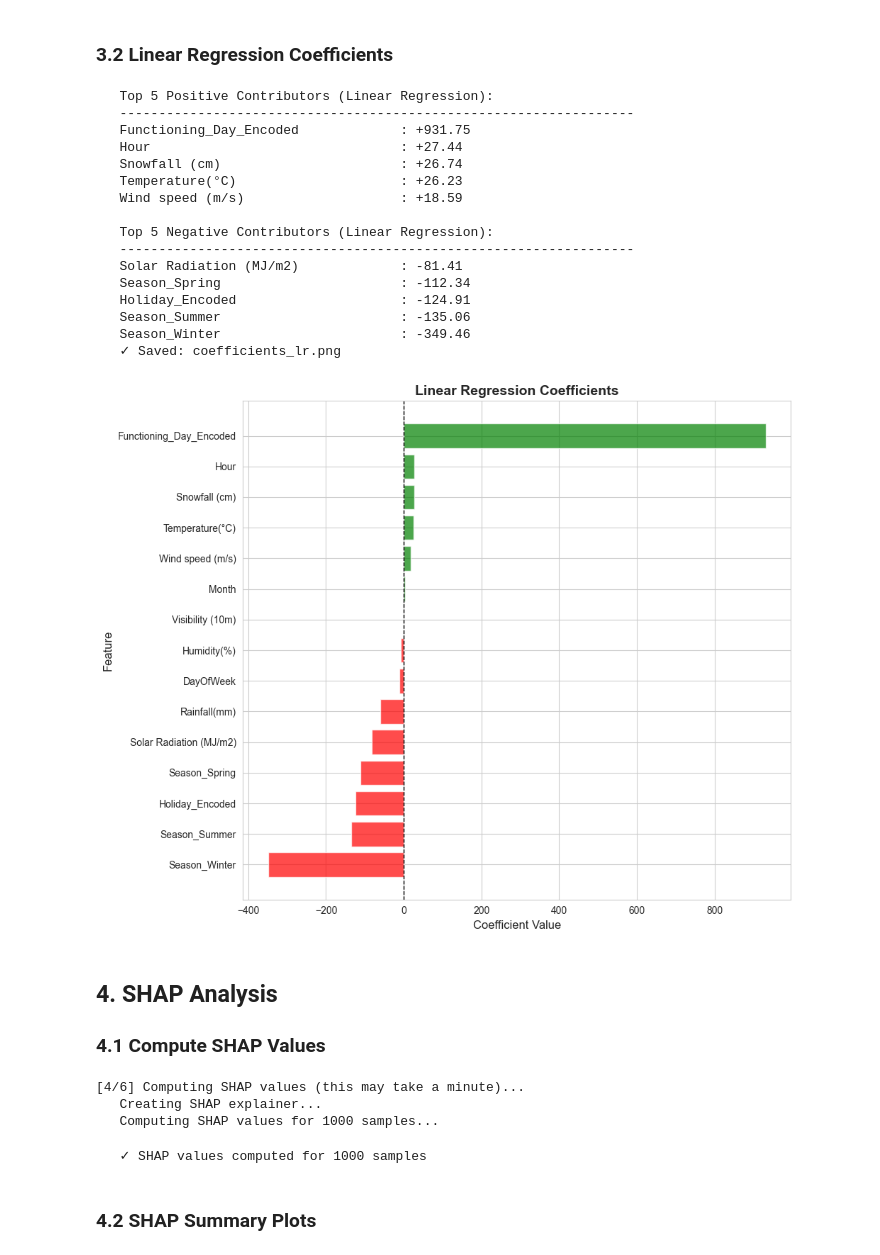
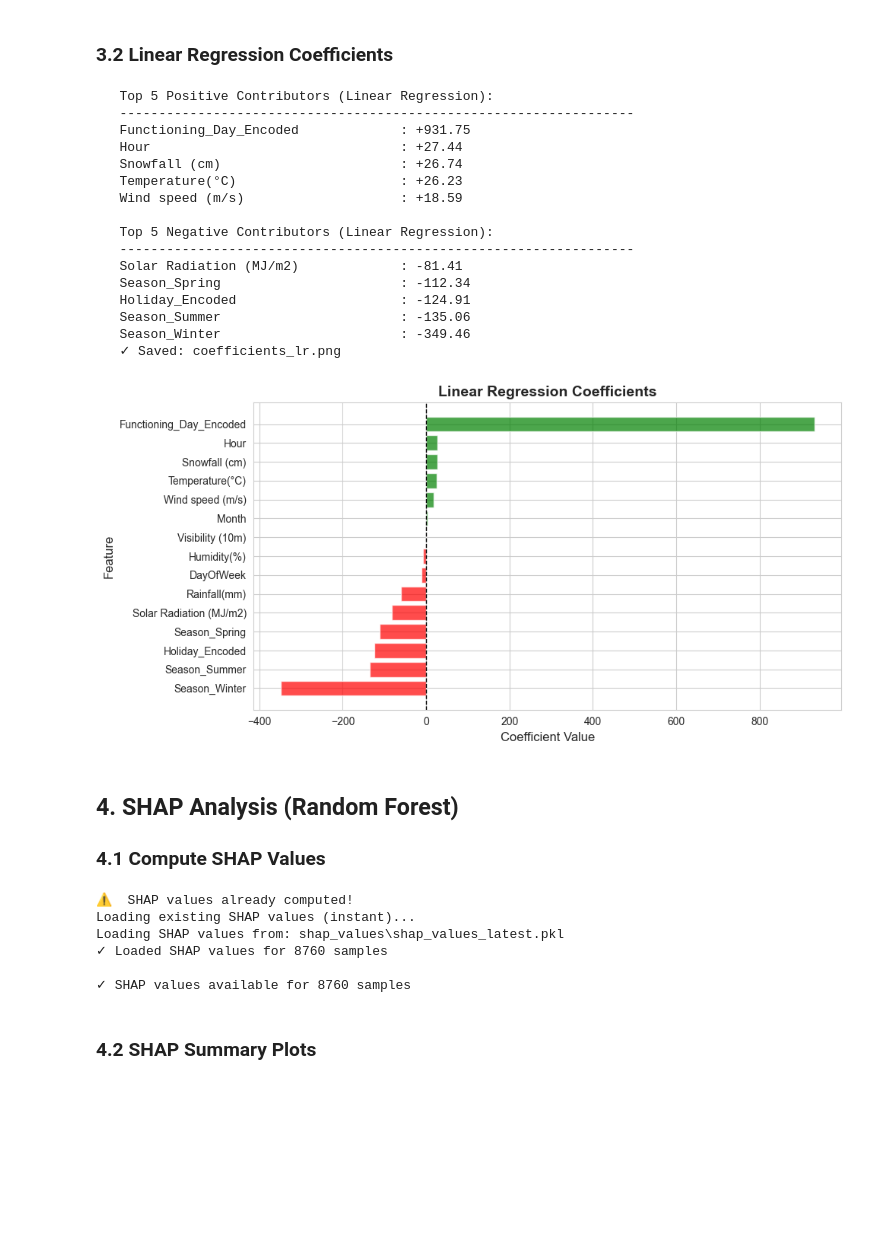
Before and after one commit to antonioi99/dds_group_16, a Jupyter notebook: model_Interpretation.ipynb, the cells around one changed output. Drawn from its saved outputs; the diff is of its cells as text; code cells hidden in the pictures; blank space fills up the shorter version.

```diff
--- a/model_Interpretation.ipynb
+++ b/model_Interpretation.ipynb
@@ -250,76 +256,60 @@ for idx, row in lr_coef.tail(5).iterrows():
     print(f"   {row['Feature']:35s} : {row['Coefficient']:+.2f}")
 
 # Visualize
-plt.figure(figsize=(10, 8))
+plt.figure(figsize=(10, 5))
 colors = ['green' if c > 0 else 'red' for c in lr_coef['Coefficient']]
 plt.barh(lr_coef['Feature'], lr_coef['Coefficient'], color=colors, alpha=0.7)
 plt.xlabel('Coefficient Value', fontsize=12)
 plt.ylabel('Feature', fontsize=12)
 plt.title('Linear Regression Coefficients', fontsize=14, fontweight='bold')
 plt.axvline(x=0, color='black', linestyle='--', linewidth=1)
 plt.gca().invert_yaxis()
 plt.tight_layout()
 plt.savefig(f'{visualizations}/coefficients_lr.png', dpi=300, bbox_inches='tight')
-print("   ✓ Saved: coefficients_lr.png")
+print("    Saved: coefficients_lr.png")
 plt.show()
 plt.close()
 # %% [output]
    Top 5 Positive Contributors (Linear Regression):
    ------------------------------------------------------------------
    Functioning_Day_Encoded             : +931.75
    Hour                                : +27.44
    Snowfall (cm)                       : +26.74
    Temperature(°C)                     : +26.23
    Wind speed (m/s)                    : +18.59
 
    Top 5 Negative Contributors (Linear Regression):
    ------------------------------------------------------------------
    Solar Radiation (MJ/m2)             : -81.41
    Season_Spring                       : -112.34
    Holiday_Encoded                     : -124.91
    Season_Summer                       : -135.06
    Season_Winter                       : -349.46
    ✓ Saved: coefficients_lr.png
-[figure, old version]
+[figure, new version]
 # %% [markdown]
-## 4. SHAP Analysis
+## 4. SHAP Analysis (Random Forest)
 
 ### 4.1 Compute SHAP Values
-# %%
-print("\n[4/6] Computing SHAP values (this may take a minute)...")
-
-# Use sample for faster computation
-sample_size = 1000
-X_sample = X.sample(n=sample_size, random_state=42)
-
-print(f"   Creating SHAP explainer...")
-explainer_rf = shap.TreeExplainer(rf_model)
-
-# Compute SHAP values in batches to show real progress
-print(f"   Computing SHAP values for {sample_size} samples...")
-batch_size = 100  # Process 100 samples at a time
-
-shap_values_list = []
-with tqdm(total=sample_size, desc="SHAP Progress", unit="samples") as pbar:
-    for i in range(0, sample_size, batch_size):
-        batch_end = min(i + batch_size, sample_size)
-        batch = X_sample.iloc[i:batch_end]
-
-        # Compute SHAP for this batch
-        batch_shap = explainer_rf.shap_values(batch, check_additivity=False)
-        shap_values_list.append(batch_shap)
-
-        # Update progress bar
-        pbar.update(batch_end - i)
-
-# Combine all batches
-shap_values_rf = np.vstack(shap_values_list)
-
-print(f"   ✓ SHAP values computed for {sample_size} samples")
-# %% [output]
-[4/6] Computing SHAP values (this may take a minute)...
-   Creating SHAP explainer...
-   Computing SHAP values for 1000 samples...
-   ✓ SHAP values computed for 1000 samples
+# %%
+if os.path.exists('shap_values/shap_values_latest.pkl'):
+    print("SHAP values already computed!")
+    print("Loading existing SHAP values (instant)...")
+    shap_data = load_shap_values()
+else:
+    print("Computing SHAP values for FULL dataset...")
+    print("This will take ~5-10 minutes but only needs to be done ONCE\n")
+
+    # Compute and save SHAP for the FULL dataset (all 8760 samples)
+    shap_data = compute_and_save_shap_full_dataset(rf_model, X)
+
+print(f"\n SHAP values available for {shap_data['dataset_size']} samples")
+# %% [output]
+⚠️  SHAP values already computed!
+Loading existing SHAP values (instant)...
+Loading SHAP values from: shap_values\shap_values_latest.pkl
+✓ Loaded SHAP values for 8760 samples
+
+✓ SHAP values available for 8760 samples
 # %% [markdown]
 ### 4.2 SHAP Summary Plots
```
Also changed, not shown: parts of 13 cells of this notebook, 8 other files.
